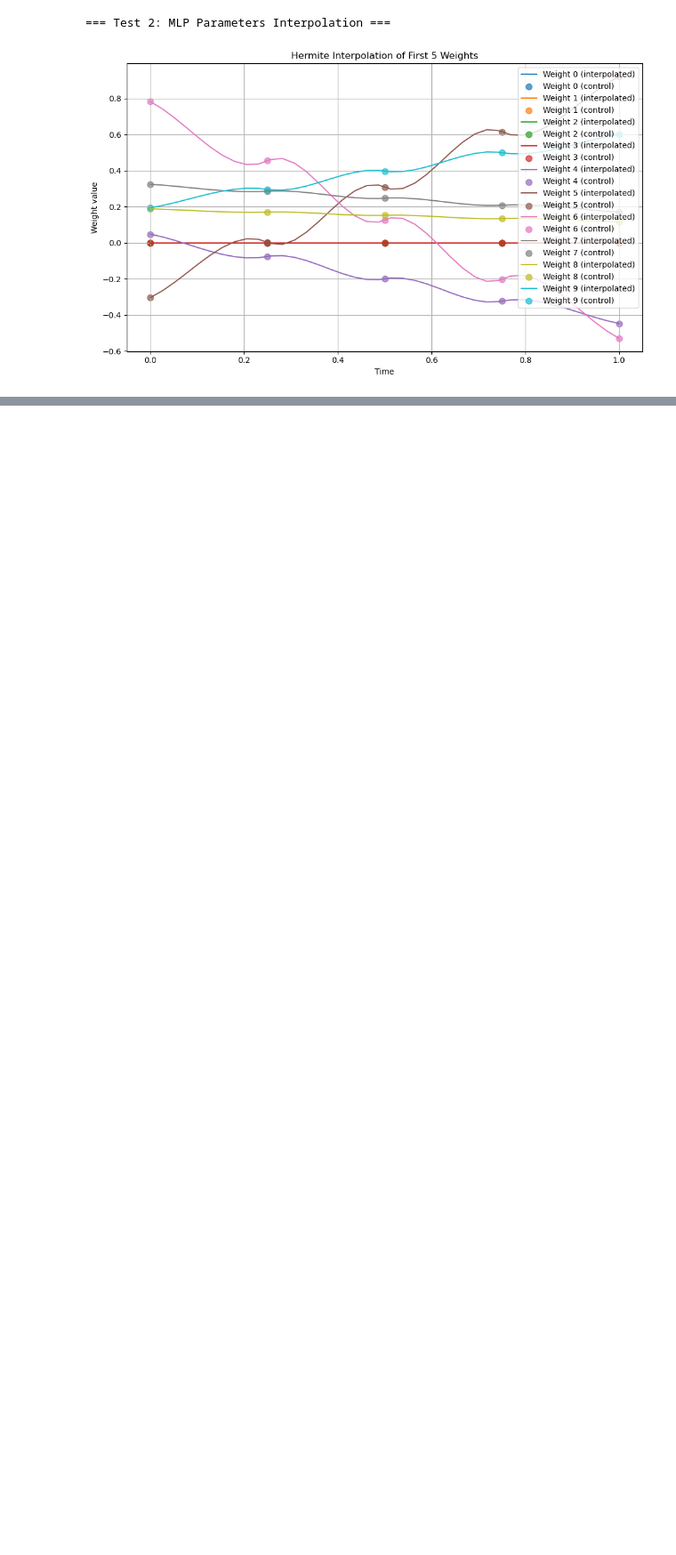
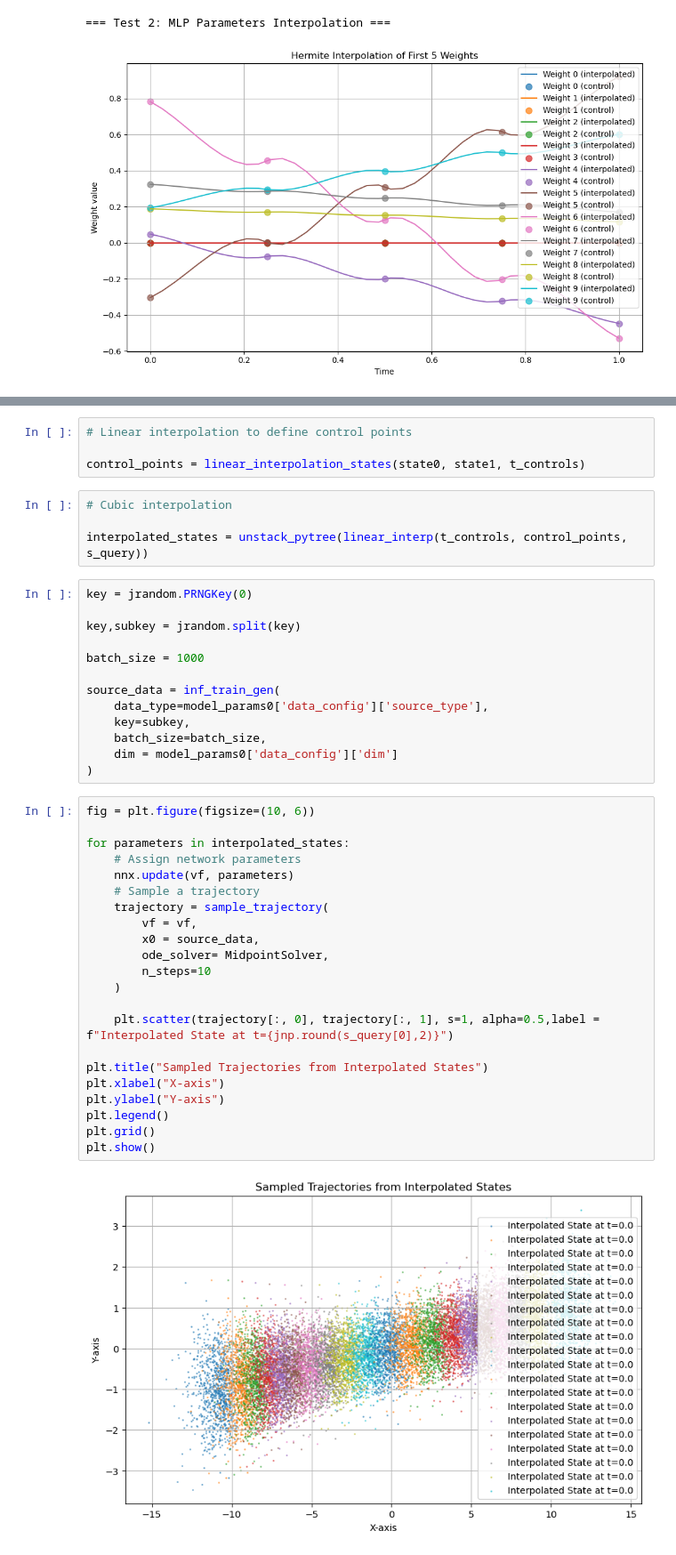
Before and after one commit to SebasGutHdz/PDPO_jax, a Jupyter notebook: pdpo/spline/test_interpolation.ipynb, the cells around one changed output, grey strips where cells are left out. Shown at 89% size. Saved outputs shown, nothing was run; the diff lists cells and outputs as text; blank space fills up the shorter version.

Commit message:
linear interpolation fixed, started testing graph tracking

```diff
--- a/pdpo/spline/test_interpolation.ipynb
+++ b/pdpo/spline/test_interpolation.ipynb
@@ -183,0 +184,45 @@ plt.show()
+# %%
+# Linear interpolation to define control points
+
+control_points = linear_interpolation_states(state0, state1, t_controls)
+# %%
+# Cubic interpolation
+
+interpolated_states = unstack_pytree(linear_interp(t_controls, control_points, s_query))
+# %%
+key = jrandom.PRNGKey(0)
+
+key,subkey = jrandom.split(key)
+
+batch_size = 1000
+
+source_data = inf_train_gen(
+    data_type=model_params0['data_config']['source_type'],
+    key=subkey,
+    batch_size=batch_size,
+    dim = model_params0['data_config']['dim']
+)
+# %%
+fig = plt.figure(figsize=(10, 6))
+
+for parameters in interpolated_states:
+    # Assign network parameters
+    nnx.update(vf, parameters)
+    # Sample a trajectory
+    trajectory = sample_trajectory(
+        vf = vf,
+        x0 = source_data,
+        ode_solver= MidpointSolver,
+        n_steps=10
+    )
+
+    plt.scatter(trajectory[:, 0], trajectory[:, 1], s=1, alpha=0.5,label = f"Interpolated State at t={jnp.round(s_query[0],2)}")
+
+plt.title("Sampled Trajectories from Interpolated States")
+plt.xlabel("X-axis")
+plt.ylabel("Y-axis")
+plt.legend()
+plt.grid()
+plt.show()
+# %% [output]
+[figure, added]
```
Also changed, not shown: parts of 10 cells of this notebook, 4 other files.
